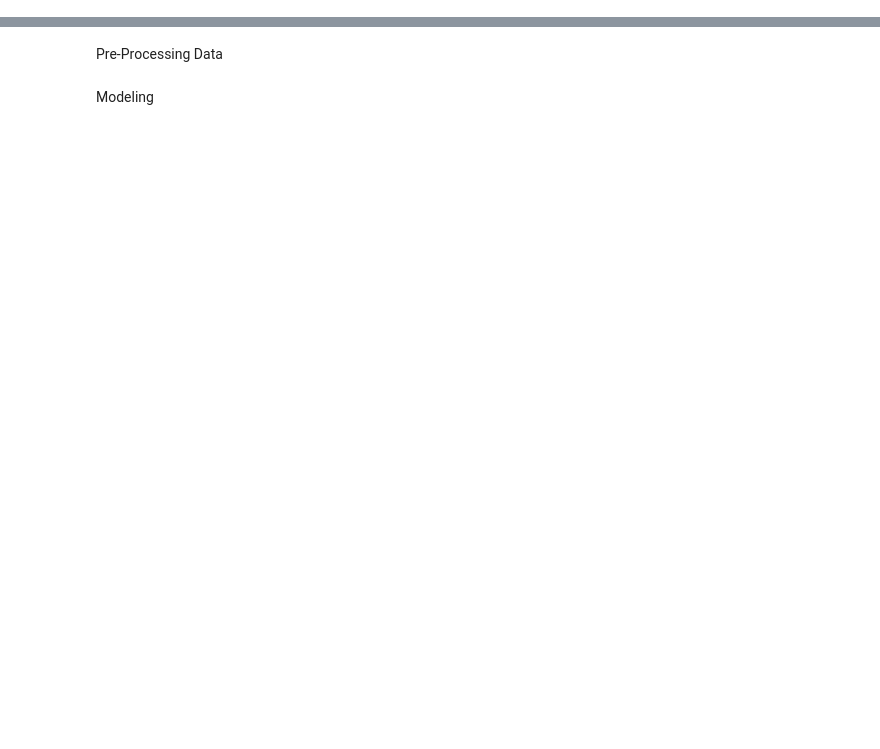
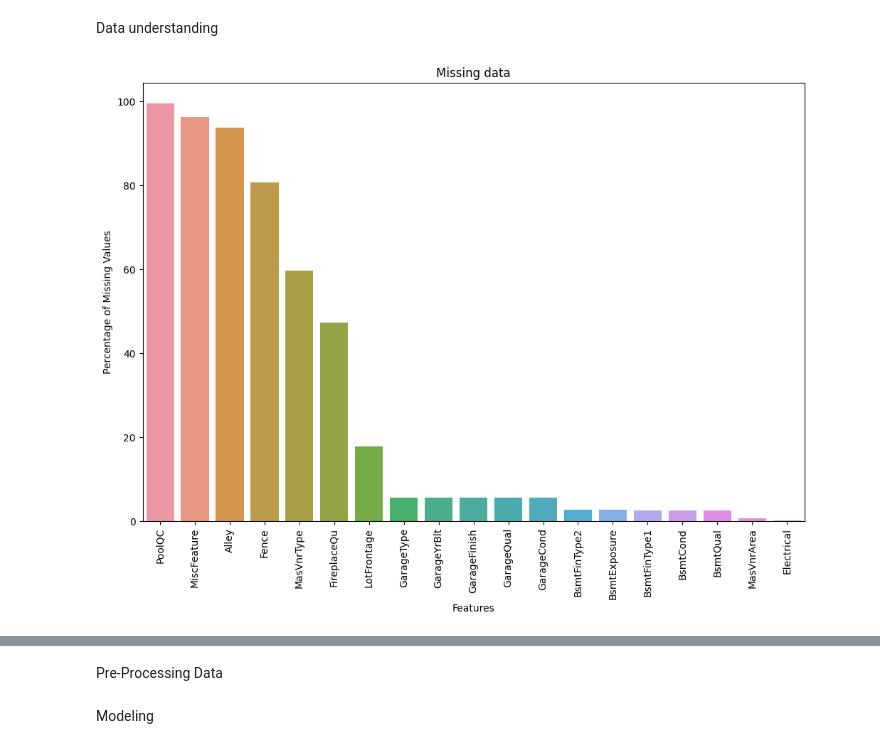
Before and after one commit to AdamNur422/Project-3-ITCS-3162, a Jupyter notebook: Project3.ipynb, the cells around one changed output, grey strips where cells are left out. Cells and saved outputs as stored; diff of their text form; code cells hidden in the pictures; blank space fills up the shorter version.

```diff
--- a/Project3.ipynb
+++ b/Project3.ipynb
@@ -0,0 +12,15 @@
+# %% [markdown]
+Data understanding
+# %%
+missing_percentage = train_data.isnull().mean() * 100
+missing_percentage = missing_percentage[missing_percentage > 0].sort_values(ascending=False)
+
+plt.figure(figsize=(12, 8))
+sns.barplot(x=missing_percentage.index, y=missing_percentage)
+plt.xticks(rotation=90)
+plt.xlabel("Features")
+plt.ylabel("Percentage of Missing Values")
+plt.title("Missing data")
+plt.show()
+# %% [output]
+[figure, added]
```
Also changed, not shown: parts of 27 cells of this notebook.
